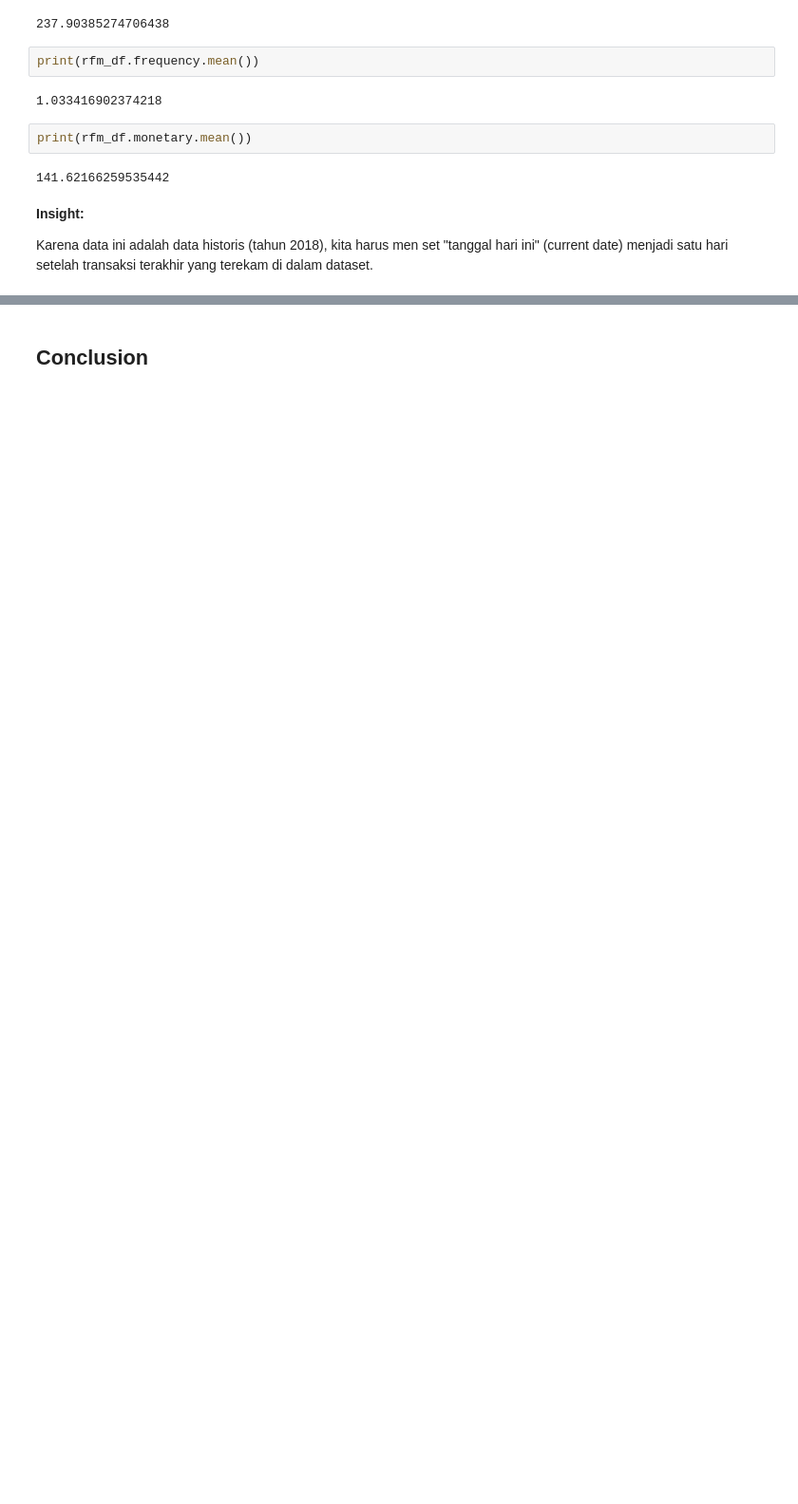
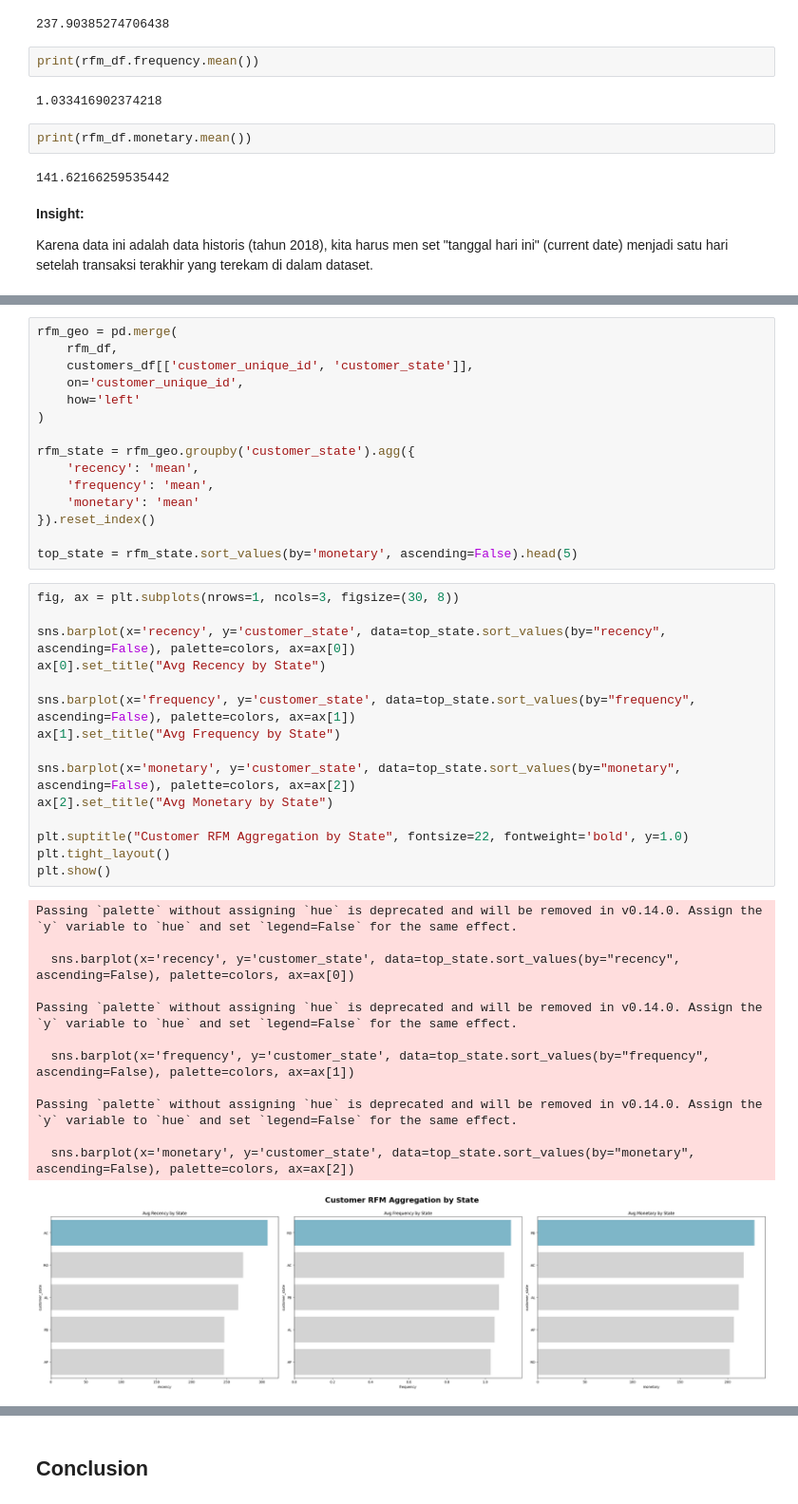
Before and after one commit to daryihsan/dicoding_analisis_data, a Jupyter notebook: Proyek_Analisis_Data.ipynb, the cells around one changed output, grey strips where cells are left out. Shown at 95% size. Cells and saved outputs as stored; diff of their text form; blank space fills up the shorter version.

```diff
--- a/Proyek_Analisis_Data.ipynb
+++ b/Proyek_Analisis_Data.ipynb
@@ -1417,0 +1425,43 @@ plt.show()
+# %%
+rfm_geo = pd.merge(
+    rfm_df,
+    customers_df[['customer_unique_id', 'customer_state']],
+    on='customer_unique_id',
+    how='left'
+)
+
+rfm_state = rfm_geo.groupby('customer_state').agg({
+    'recency': 'mean',
+    'frequency': 'mean',
+    'monetary': 'mean'
+}).reset_index()
+
+top_state = rfm_state.sort_values(by='monetary', ascending=False).head(5)
+# %%
+fig, ax = plt.subplots(nrows=1, ncols=3, figsize=(30, 8))
+
+sns.barplot(x='recency', y='customer_state', data=top_state.sort_values(by="recency", ascending=False), palette=colors, ax=ax[0])
+ax[0].set_title("Avg Recency by State")
+
+sns.barplot(x='frequency', y='customer_state', data=top_state.sort_values(by="frequency", ascending=False), palette=colors, ax=ax[1])
+ax[1].set_title("Avg Frequency by State")
+
+sns.barplot(x='monetary', y='customer_state', data=top_state.sort_values(by="monetary", ascending=False), palette=colors, ax=ax[2])
+ax[2].set_title("Avg Monetary by State")
+
+plt.suptitle("Customer RFM Aggregation by State", fontsize=22, fontweight='bold', y=1.0)
+plt.tight_layout()
+plt.show()
+# %% [output]
+Passing `palette` without assigning `hue` is deprecated and will be removed in v0.14.0. Assign the `y` variable to `hue` and set `legend=False` for the same effect.
+
+  sns.barplot(x='recency', y='customer_state', data=top_state.sort_values(by="recency", ascending=False), palette=colors, ax=ax[0])
+
+Passing `palette` without assigning `hue` is deprecated and will be removed in v0.14.0. Assign the `y` variable to `hue` and set `legend=False` for the same effect.
+
+  sns.barplot(x='frequency', y='customer_state', data=top_state.sort_values(by="frequency", ascending=False), palette=colors, ax=ax[1])
+
+Passing `palette` without assigning `hue` is deprecated and will be removed in v0.14.0. Assign the `y` variable to `hue` and set `legend=False` for the same effect.
+
+  sns.barplot(x='monetary', y='customer_state', data=top_state.sort_values(by="monetary", ascending=False), palette=colors, ax=ax[2])
+[figure, added]
```
Also changed, not shown: parts of 6 cells of this notebook, 1 other file.
